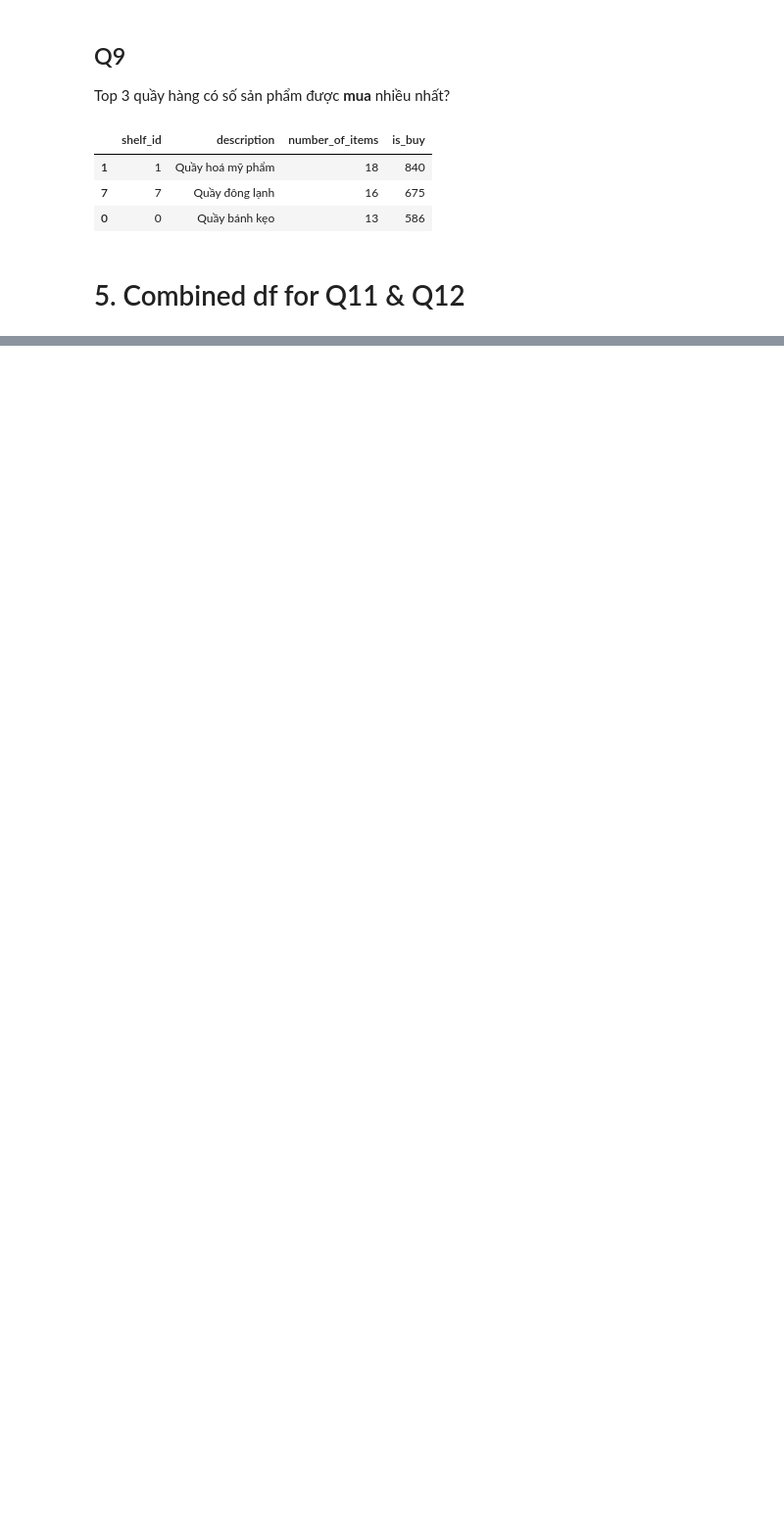
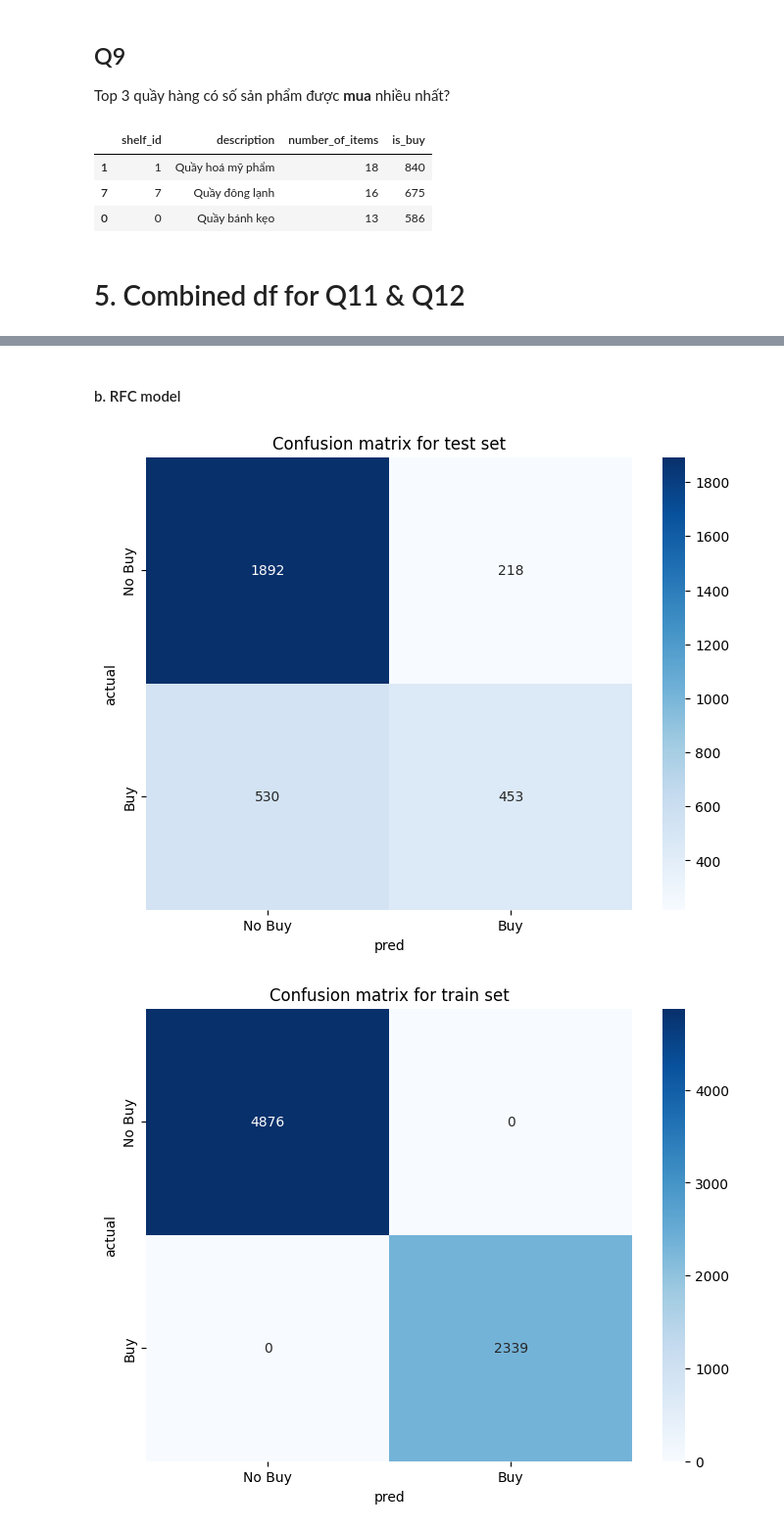
Before and after one commit to tranttha/ftu_ds_comp, a Jupyter notebook: q1_10.ipynb, the cells around one changed output, grey strips where cells are left out. Shown: that part at 98% size. Saved outputs shown, nothing was run; the diff lists cells and outputs as text; code cells hidden in the pictures; blank space fills up the shorter version.

```diff
--- a/q1_10.ipynb
+++ b/q1_10.ipynb
@@ -743,0 +792,3 @@ memory usage: 4.2+ MB
+# %%
+y=df['buy']
+X=df.drop(columns=['buy'])
@@ -743,0 +807,16 @@ memory usage: 4.2+ MB
+# %%
+from sklearn.model_selection import train_test_split
+from sklearn.linear_model import LogisticRegression
+from sklearn.ensemble import RandomForestClassifier
+from sklearn.preprocessing import StandardScaler
+from sklearn.metrics import classification_report, confusion_matrix
+from sklearn.metrics import confusion_matrix
+import seaborn as sns
+
+
+X_12 = X.drop(columns=['person_id','shelf_id', 'item_id', 'timestamp', 'putting_item_into_bag_True', 'taking_item_out_of_bag_True', 'putting_item_into_bag_in_the_2nd_time_True','returning_item' ])
+
+X_train, X_test, y_train, y_test = train_test_split(X_12, y, test_size=0.3, random_state=1)
+scaler = StandardScaler()
+X_train_scaled = scaler.fit_transform(X_train)
+X_test_scaled = scaler.transform(X_test)
@@ -743,0 +851,4 @@ memory usage: 4.2+ MB
+# %%
+X_train, X_test, y_train, y_test = train_test_split(X_12, y, test_size=0.3, random_state=1)
+print(y_train.shape, y_test.shape)
+print(X_train.shape, X_test.shape)
@@ -743,0 +858,26 @@ memory usage: 4.2+ MB
+# %% [markdown]
+#### b. RFC model
+# %%
+rfc = RandomForestClassifier(n_estimators=100)
+rfc.fit(X_train, y_train)
+
+y_pred = rfc.predict(X_test)
+# %%
+cm = confusion_matrix(y_test, y_pred)
+plt.figure(figsize=(8, 6))
+sns.heatmap(cm, annot=True, fmt='d', cmap='Blues', xticklabels=['No Buy', 'Buy'], yticklabels=['No Buy', 'Buy'])
+plt.ylabel('actual')
+plt.xlabel('pred')
+plt.title('Confusion matrix for test set')
+plt.show()
+y_train_pred = rfc.predict(X_train)
+cm_train = confusion_matrix(y_train, y_train_pred)
+plt.figure(figsize=(8, 6))
+sns.heatmap(cm_train, annot=True, fmt='d', cmap='Blues', xticklabels=['No Buy', 'Buy'], yticklabels=['No Buy', 'Buy'])
+plt.ylabel('actual')
+plt.xlabel('pred')
+plt.title('Confusion matrix for train set')
+plt.show()
+# %% [output]
+[figure, added]
+[figure, added]
```
Also changed, not shown: parts of 33 cells of this notebook, 2 other files.
